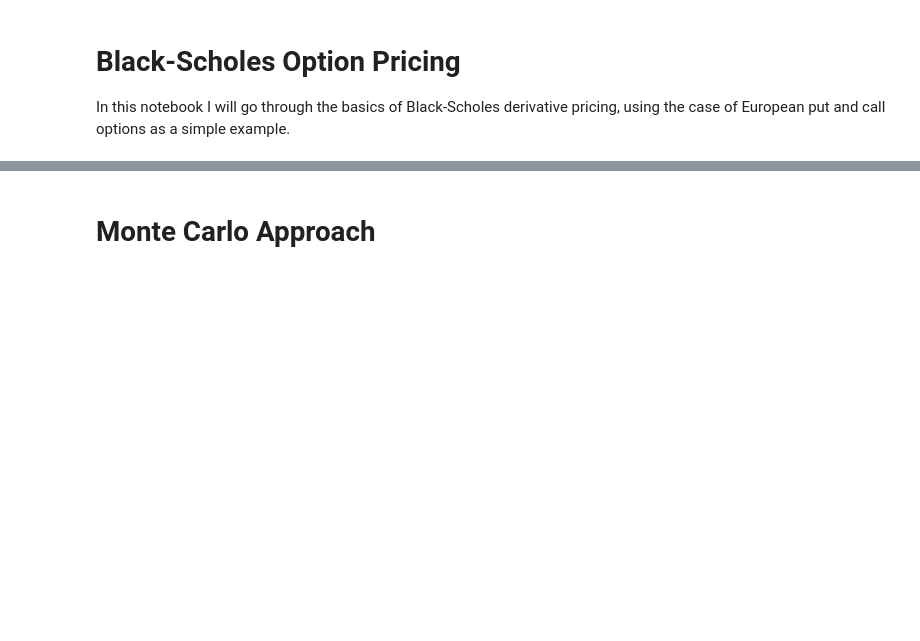
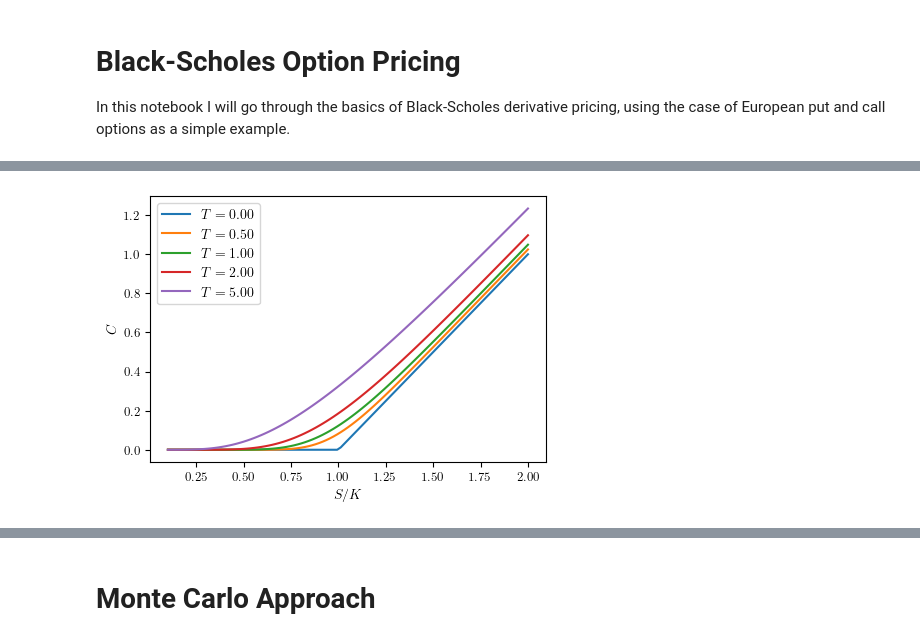
Before and after one commit to jonathanbraden/Finance, a Jupyter notebook: Black_Scholes.ipynb, the cells around one changed output, grey strips where cells are left out. Drawn from its saved outputs; the diff is of its cells as text; code cells hidden in the pictures; blank space fills up the shorter version.

Commit message:
More plots in Black Scholes notebook

```diff
--- a/Black_Scholes.ipynb
+++ b/Black_Scholes.ipynb
@@ -37,0 +51,12 @@ It is straightforward to see that
+# %%
+sVals = np.linspace(0.1,2.,101)
+
+for t in [0.,0.5, 1., 2., 5.]:
+    plt.plot(sVals, call_european(sVals, 1., 0.05, 0.25, t), label=r'$T=%.2f$' % t)
+
+plt.xlabel(r'$S/K$'); plt.ylabel(r'$C$')
+plt.legend()
+
+plt.show()
+# %% [output]
+[figure, added]
```
Also changed, not shown: parts of 9 cells of this notebook.
